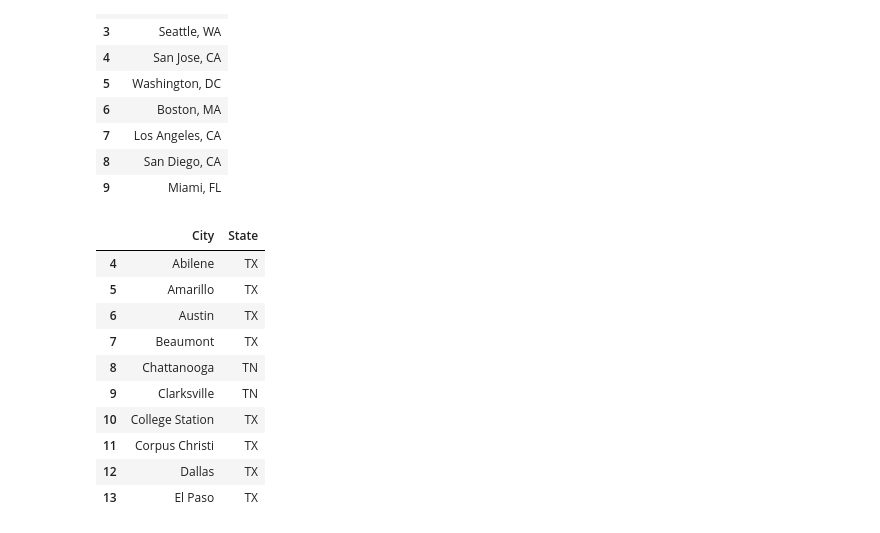
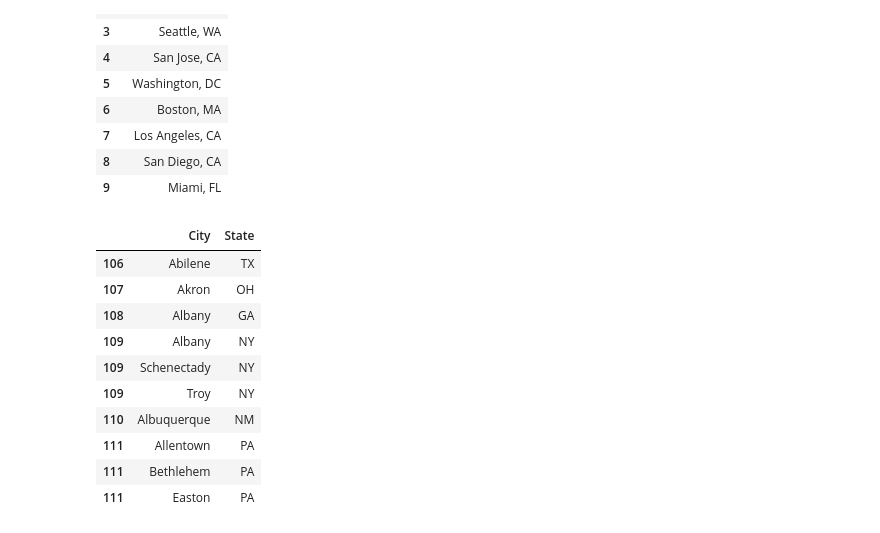
Before and after one commit to nolan-debord/Salary_Database, a Jupyter notebook: notebooks/01_inspect_data.ipynb, the cells around one changed output. Saved outputs shown, nothing was run; the diff lists cells and outputs as text; code cells hidden in the pictures.

```diff
--- a/notebooks/01_inspect_data.ipynb
+++ b/notebooks/01_inspect_data.ipynb
@@ -134,27 +177,52 @@ col_df[['City']].drop_duplicates().head(10)
 # %%
 # Remove the State level rows from the salary_df dataset
 # Will only keep rows where the AREA_TITLE contains a , like "Houston, TX"
 # Will eliminate "USA", "TX" and other single state/country references
-salary_df = salary_df[salary_df['AREA_TITLE'].str.contains(",")]
+salary_df = salary_df[salary_df['AREA_TITLE'].str.contains(",")].copy()
 
 # Seperate the city, state into two seperate columns for better matching
 salary_df[['City', 'State']] = salary_df['AREA_TITLE'].str.split(",", expand=True)
+
+# Explode MSAs into separate rows for each city
+salary_df = salary_df.copy()
+salary_df['City'] = (
+    salary_df['City']
+    .str.split('-')  # Split "Denver-Aurora-Centennial" → ['Denver', 'Aurora', 'Centennial']
+)
+
+# Explode creates multiple rows per MSA, one per city
+salary_df = salary_df.explode('City')
+salary_df['City'] = salary_df['City'].str.strip().str.title()
 
 # Remove any city after the initial City in some of the longer - ones
 salary_df['City'] = salary_df['City'].str.split('-').str[0].str.strip().str.title()
 salary_df['State'] = salary_df['State'].str.split('-').str[0].str.strip().str.upper()
 
+# Columns to use
+# Select occupation name and annual salary percentiles
+annual_cols = ['TOT_EMP', 'LOC_QUOTIENT', 'A_MEAN', 'A_PCT10', 'A_PCT25', 'A_MEDIAN', 'A_PCT75', 'A_PCT90']
+salary_clean = salary_df[['City', 'State', 'OCC_TITLE'] + annual_cols].copy()
+
+# Remove commas and convert to numeric for annual salary columns
+for col in annual_cols:
+    salary_clean[col] = (
+        salary_clean[col]
+        .astype(str)
+        .str.replace(',', '', regex=False)  # Remove commas
+    )
+    salary_clean[col] = pd.to_numeric(salary_clean[col], errors='coerce')
+
 # Verify changes
-salary_df[['City', 'State']].head(10)
+salary_clean[['City', 'State']].head(10)
 # %% [output]
 |  | City | State |
-| 4 | Abilene | TX |
-| 5 | Amarillo | TX |
-| 6 | Austin | TX |
-| 7 | Beaumont | TX |
-| 8 | Chattanooga | TN |
-| 9 | Clarksville | TN |
-| 10 | College Station | TX |
-| 11 | Corpus Christi | TX |
-| 12 | Dallas | TX |
-| 13 | El Paso | TX |
+| 106 | Abilene | TX |
+| 107 | Akron | OH |
+| 108 | Albany | GA |
+| 109 | Albany | NY |
+| 109 | Schenectady | NY |
+| 109 | Troy | NY |
+| 110 | Albuquerque | NM |
+| 111 | Allentown | PA |
+| 111 | Bethlehem | PA |
+| 111 | Easton | PA |
```
Also changed, not shown: parts of 44 cells of this notebook, 6 other files.
